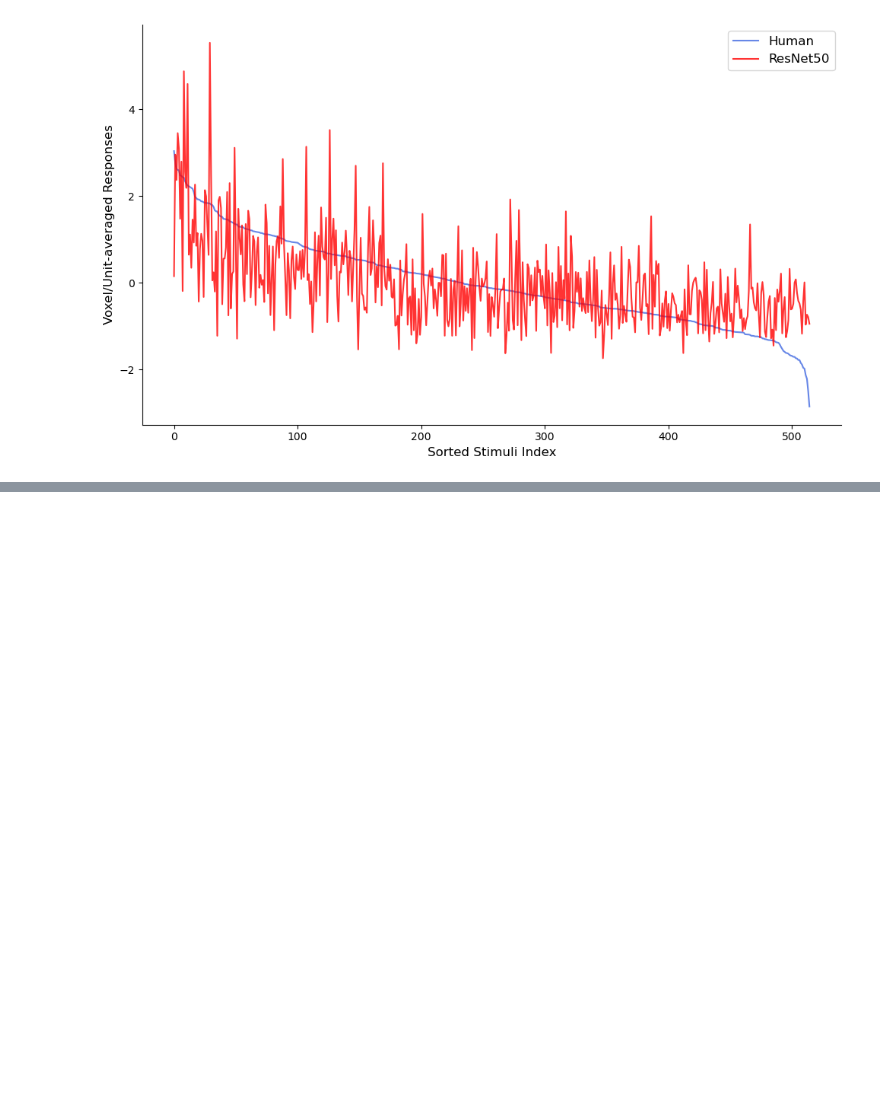
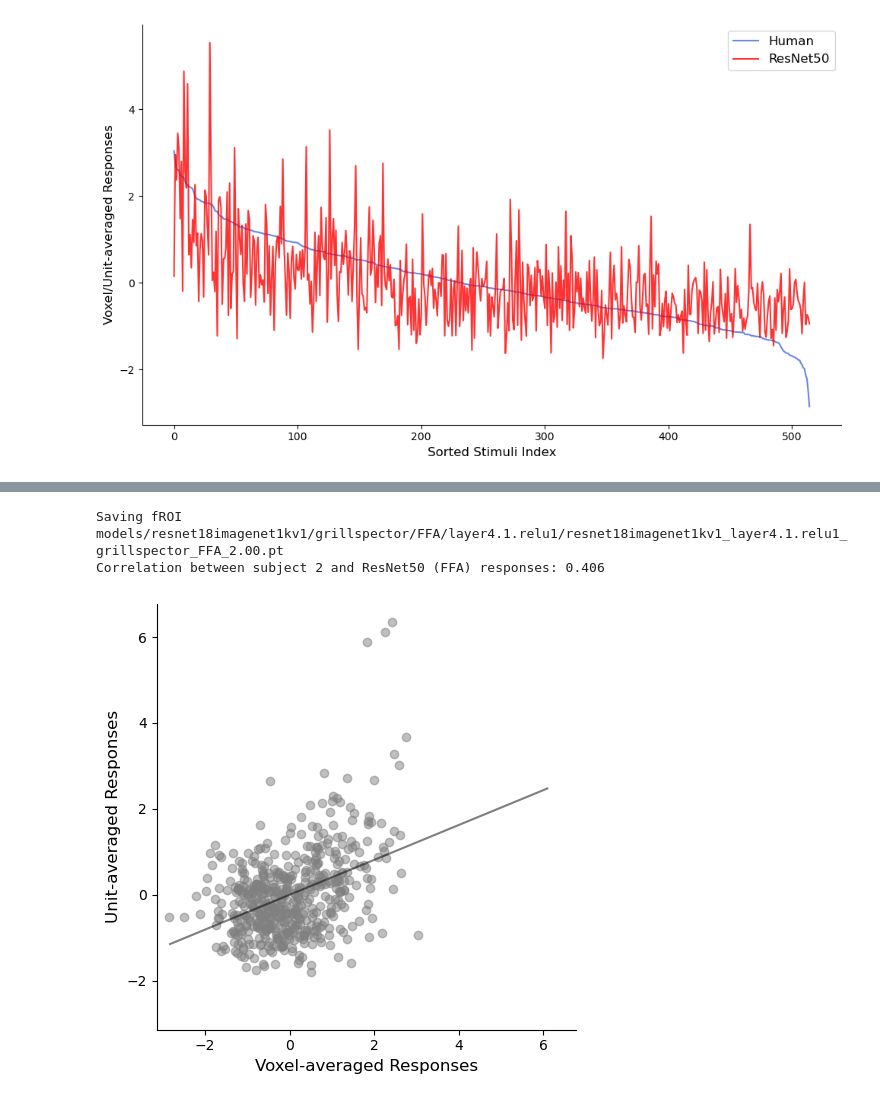
Before and after one commit to murtylab/comparing-category-selectivity, a Jupyter notebook: preprint/schematic.ipynb, the cells around one changed output, grey strips where cells are left out. Drawn from its saved outputs; the diff is of its cells as text; code cells hidden in the pictures; blank space fills up the shorter version.

```diff
--- a/preprint/schematic.ipynb
+++ b/preprint/schematic.ipynb
@@ -194,0 +256,65 @@ Correlation between subject 2 and ResNet50 (FFA) responses: 0.561
+# %%
+model = resnet18_imagenet1kv1.get_model()
+# Load a subject's data
+subject_data, _ = nsd.get_betas(
+    NSD_DIR, subject, froi=froi, tthreshold=tthreshold, subset=subset, voxels=False
+)
+model_data = model_utils.get_dataset_activations(
+    MODELS_DIR, NSD_DIR, model, ma.get_froi_models_layers(froi, froi)[model.name],
+    dataset='nsd', subset=subset, froi=froi, tthreshold=tthreshold,
+    froi_localizer=model_localizer, froi_localizer_dir=GRILLSPECTOR_LOCALIZER_DIR, device='cpu'
+).mean(axis=-1)
+
+# Univariate responses for both model and subject
+# Z-score both datasets separately
+subject_data_np = subject_data.cpu().numpy()
+model_data_np = model_data.cpu().numpy()
+
+# Z-score
+subject_zscore = (subject_data_np - np.mean(subject_data_np)) / np.std(subject_data_np)
+model_zscore = (model_data_np - np.mean(model_data_np)) / np.std(model_data_np)
+
+# Create scatter plot of z-scored responses
+plt.figure(figsize=(5, 5))
+plt.scatter(subject_zscore, model_zscore, alpha=0.5, c='gray')
+
+# Calculate correlation (correlation doesn't change with z-scoring)
+correlation = np.corrcoef(subject_data_np, model_data_np)[0, 1]
+print(f'Correlation between subject {subject} and ResNet50 ({froi}) responses: {correlation:.3f}')
+
+# Make the plot square by setting the same limits for both axes
+xmin, xmax = plt.xlim()
+ymin, ymax = plt.ylim()
+plot_min = min(xmin, ymin)
+plot_max = max(xmax, ymax)
+plt.xlim(plot_min, plot_max)
+plt.ylim(plot_min, plot_max)
+
+# Add regression line spanning almost the whole plot
+m, b = np.polyfit(subject_zscore, model_zscore, 1)
+x_range = np.linspace(plot_min * 0.9, plot_max * 0.9, 100)
+plt.plot(x_range, m*x_range + b, color='k', alpha=0.5)
+
+# Add labels and title
+plt.xlabel('Voxel-averaged Responses', fontsize=12)
+plt.ylabel('Unit-averaged Responses', fontsize=12)
+# plt.title(f'Correlation between Subject {subject} and ResNet50 ({froi}) responses\nPearson r = {correlation:.3f}', fontsize=14)
+
+# Remove top and right spines
+plt.gca().spines['top'].set_visible(False)
+plt.gca().spines['right'].set_visible(False)
+
+# Add 1:1 diagonal line
+# plt.plot([plot_min, plot_max], [plot_min, plot_max], 'k--', alpha=0.5, label='1:1 line')
+# plt.legend()
+
+# Add grid for better readability
+# plt.grid(True, linestyle='--', alpha=0.7)
+
+plt.tight_layout()
+plt.savefig(f'{plot_dir}/r18_s2_correlation.pdf', dpi=300, bbox_inches='tight')
+# plt.show()
+# %% [output]
+Saving fROI models/resnet18imagenet1kv1/grillspector/FFA/layer4.1.relu1/resnet18imagenet1kv1_layer4.1.relu1_grillspector_FFA_2.00.pt
+Correlation between subject 2 and ResNet50 (FFA) responses: 0.406
+[figure, added]
```
Also changed, not shown: parts of 13 cells of this notebook.
